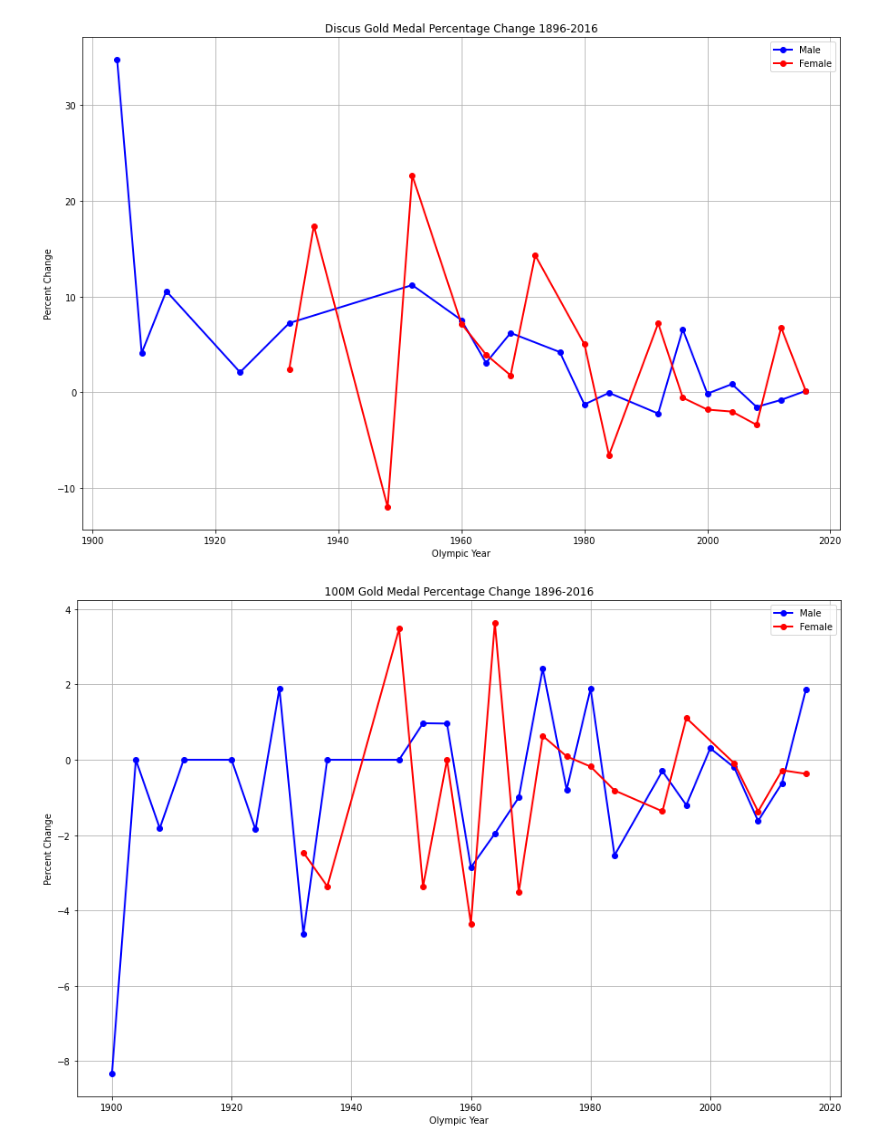
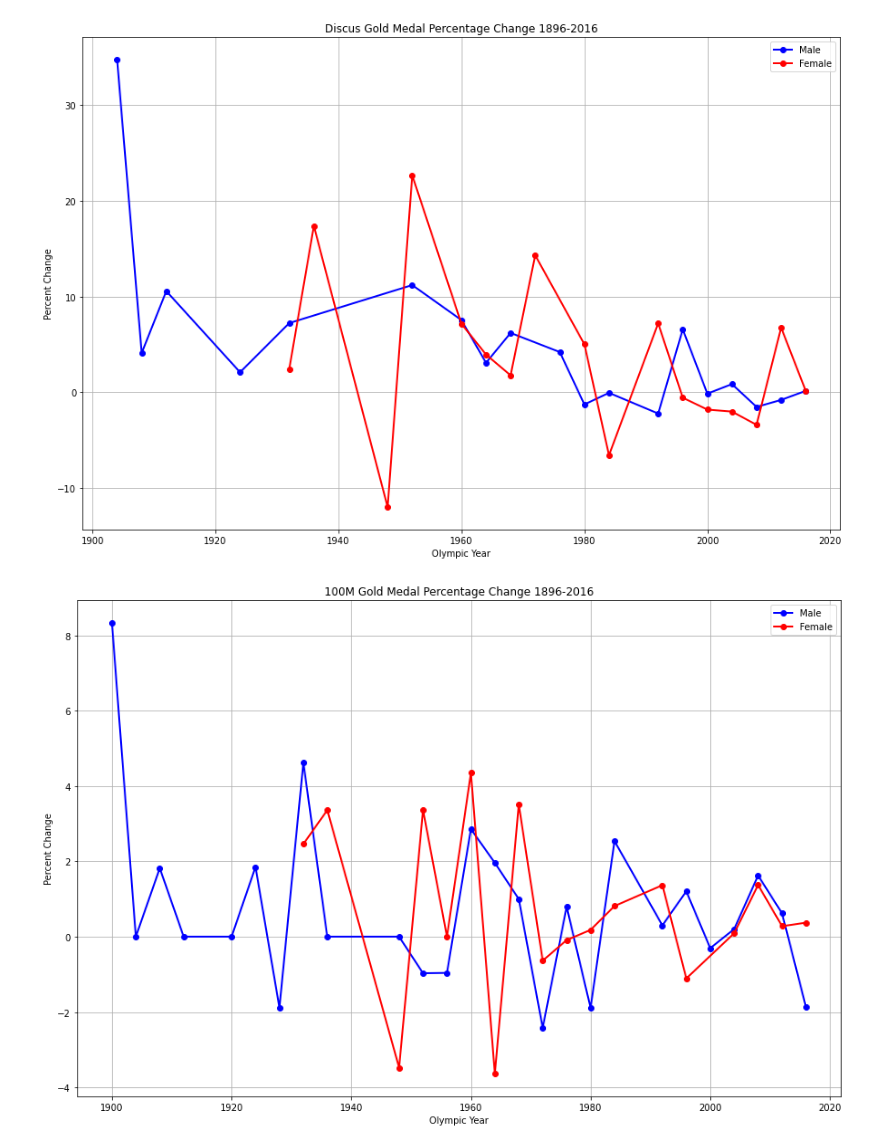
Before and after one commit to dstagner63/Project1, a Jupyter notebook: master_file.ipynb, the cells around one changed output. Cells and saved outputs as stored; diff of their text form; code cells hidden in the pictures.

```diff
--- a/master_file.ipynb
+++ b/master_file.ipynb
@@ -525,20 +525,20 @@ plt.show()
 [figure]
 # %%
 # Add a column and calculate the percent change from one year to the last.
-m100_gold_df['Percent_Change'] = m100_gold_df['Result'].pct_change(periods=1)*100
-w100_gold_df['Percent_Change'] = w100_gold_df['Result'].pct_change(periods=1)*100
+m100_gold_df['Percent_Change'] = m100_gold_df['Result'].pct_change(periods=1)*-100
+w100_gold_df['Percent_Change'] = w100_gold_df['Result'].pct_change(periods=1)*-100
 #Plot the 100M gold medal male and female results to line graph and save file to output folder
 fig= plt.figure(figsize=(15,10))
 plt.plot(m100_gold_df["Year"], m100_gold_df["Percent_Change"], linewidth=2, marker="o", color="blue", label="Male")
 plt.plot(w100_gold_df["Year"], w100_gold_df["Percent_Change"], linewidth=2, marker="o", color="red", label="Female")
 plt.grid()
 plt.legend(loc="upper right")
 plt.title("100M Gold Medal Percentage Change 1896-2016")
 plt.xlabel("Olympic Year")
 plt.ylabel("Percent Change")
 plt.savefig("Output/100M Gold Medal Percentage Change 1896-2016.png")
 plt.show()
 # %% [output]
-[figure, old version]
+[figure, new version]
 # %%
 # Add a column and calculate the percent change from one year to the last.
```
Also changed, not shown: parts of 2 cells of this notebook, 3 other files.
